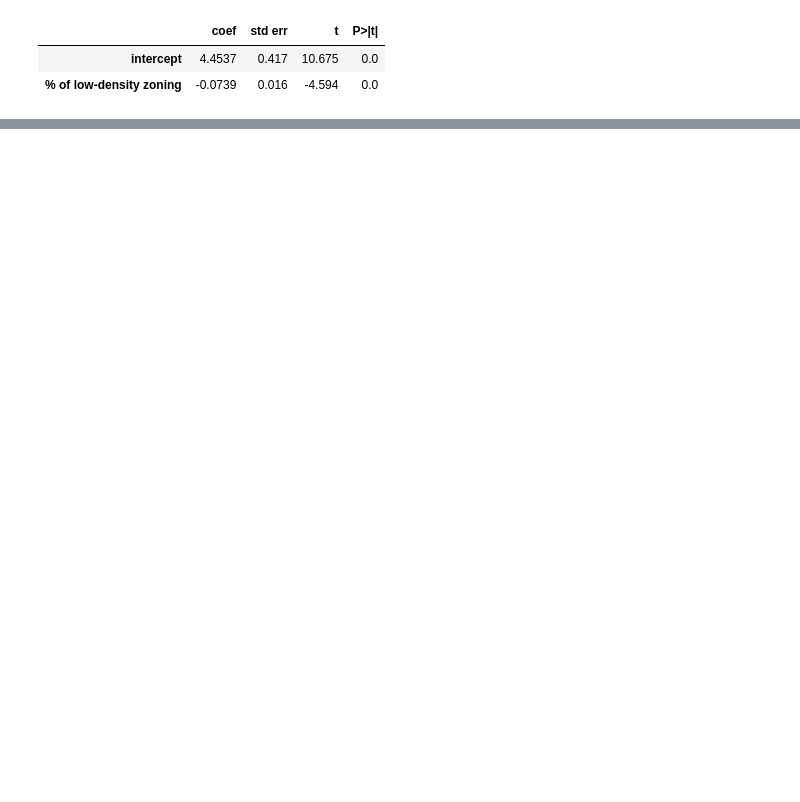
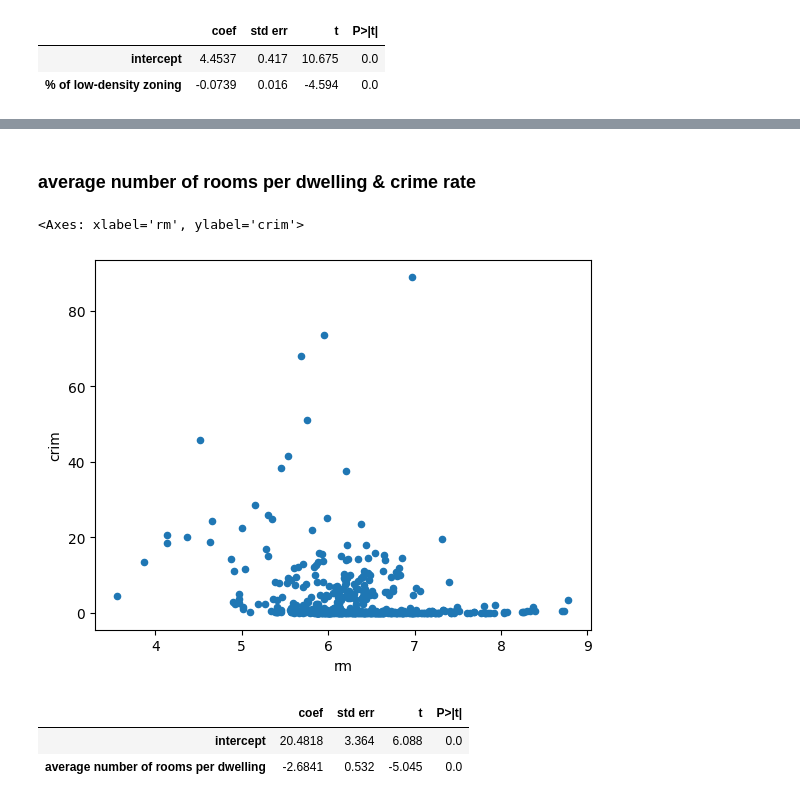
Before and after one commit to caoa0816/ISLP_labs, a Jupyter notebook: main/ch03_exercise.ipynb, the cells around one changed output, grey strips where cells are left out. Saved outputs shown, nothing was run; the diff lists cells and outputs as text; code cells hidden in the pictures; blank space fills up the shorter version.

```diff
--- a/main/ch03_exercise.ipynb
+++ b/main/ch03_exercise.ipynb
@@ -76,0 +112,18 @@ ax = boston.plot.scatter('zn', 'crim')
+# %% [markdown]
+### average number of rooms per dwelling & crime rate
+# %%
+boston.plot.scatter('rm', 'crim')
+# %% [output]
+<Axes: xlabel='rm', ylabel='crim'>
+[figure, added]
+# %%
+x = pd.DataFrame(
+    {'intercept': np.ones(row_count),
+    'average number of rooms per dwelling': boston['rm']})
+model = sm.OLS(y, x)
+results = model.fit()
+summarize(results)
+# %% [output]
+|  | coef | std err | t | P>|t| |
+| intercept | 20.4818 | 3.364 | 6.088 | 0.0 |
+| average number of rooms per dwelling | -2.6841 | 0.532 | -5.045 | 0.0 |
```
Also changed, not shown: parts of 41 cells of this notebook.
